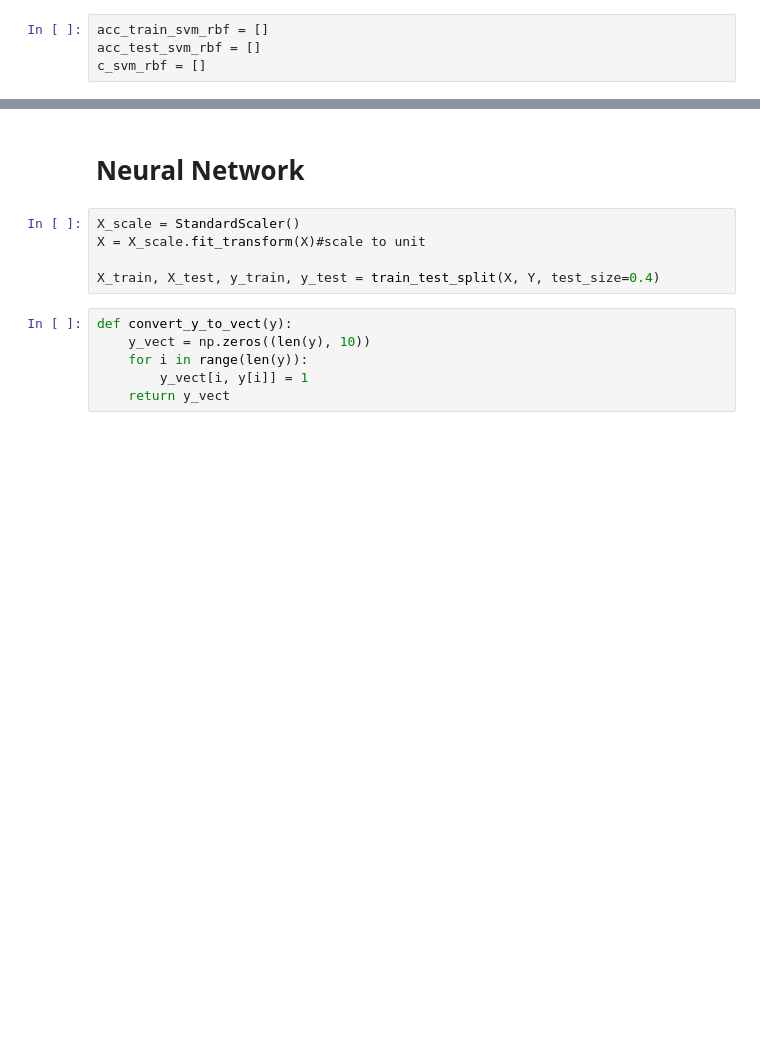
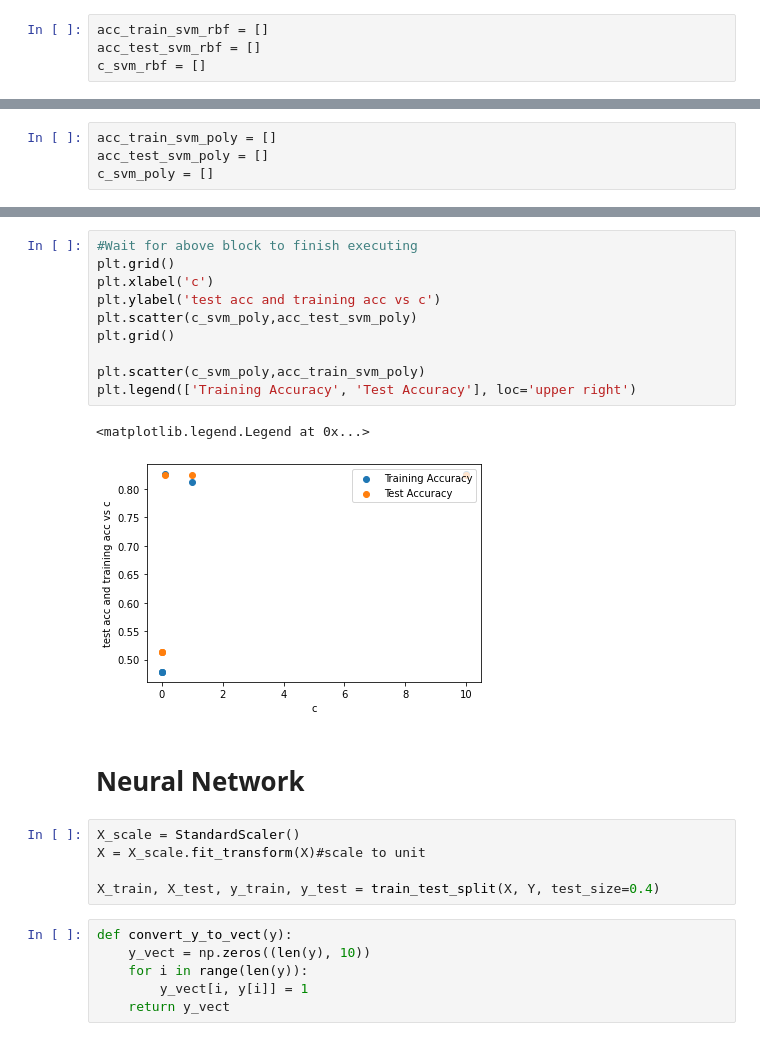
Before and after one commit to eccentricayman/WorldHappinessModel, a Jupyter notebook: Model.ipynb, the cells around one changed output, grey strips where cells are left out. Saved outputs shown, nothing was run; the diff lists cells and outputs as text; blank space fills up the shorter version.

Commit message:
Added SVM Poly
Added feature transformation

```diff
--- a/Model.ipynb
+++ b/Model.ipynb
@@ -260,0 +299,4 @@ def svm_rbf(c):
+# %%
+acc_train_svm_poly = []
+acc_test_svm_poly = []
+c_svm_poly = []
@@ -261,3 +334,16 @@ def svm_rbf(c):
+# %%
+#Wait for above block to finish executing
+plt.grid()
+plt.xlabel('c')
+plt.ylabel('test acc and training acc vs c')
+plt.scatter(c_svm_poly,acc_test_svm_poly)
+plt.grid()
+
+plt.scatter(c_svm_poly,acc_train_svm_poly)
+plt.legend(['Training Accuracy', 'Test Accuracy'], loc='upper right')
+# %% [output]
+<matplotlib.legend.Legend at 0x...>
+[figure, added]
 # %% [markdown]
 # Neural Network
 # %%
```
Also changed, not shown: parts of 16 cells of this notebook.
